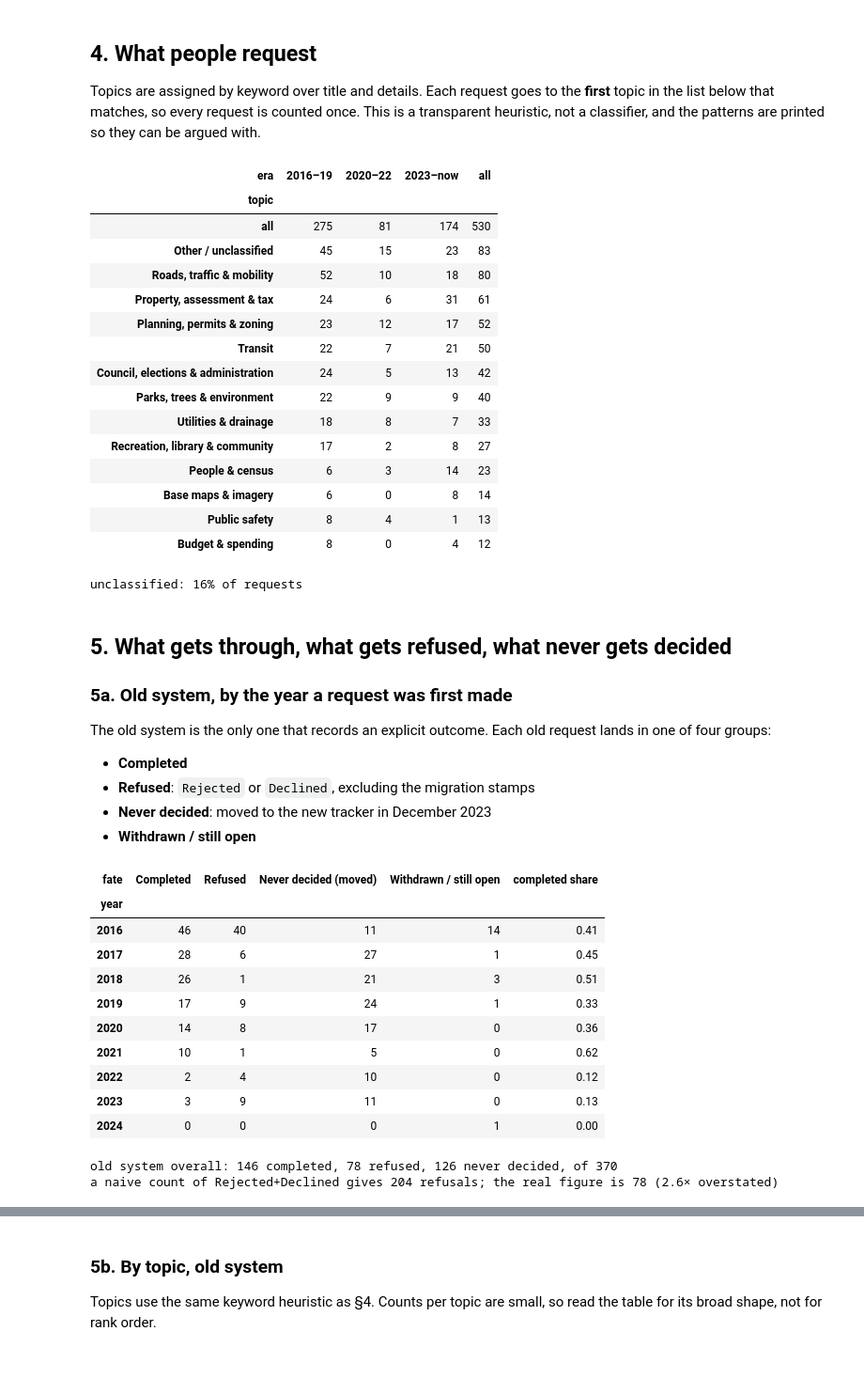
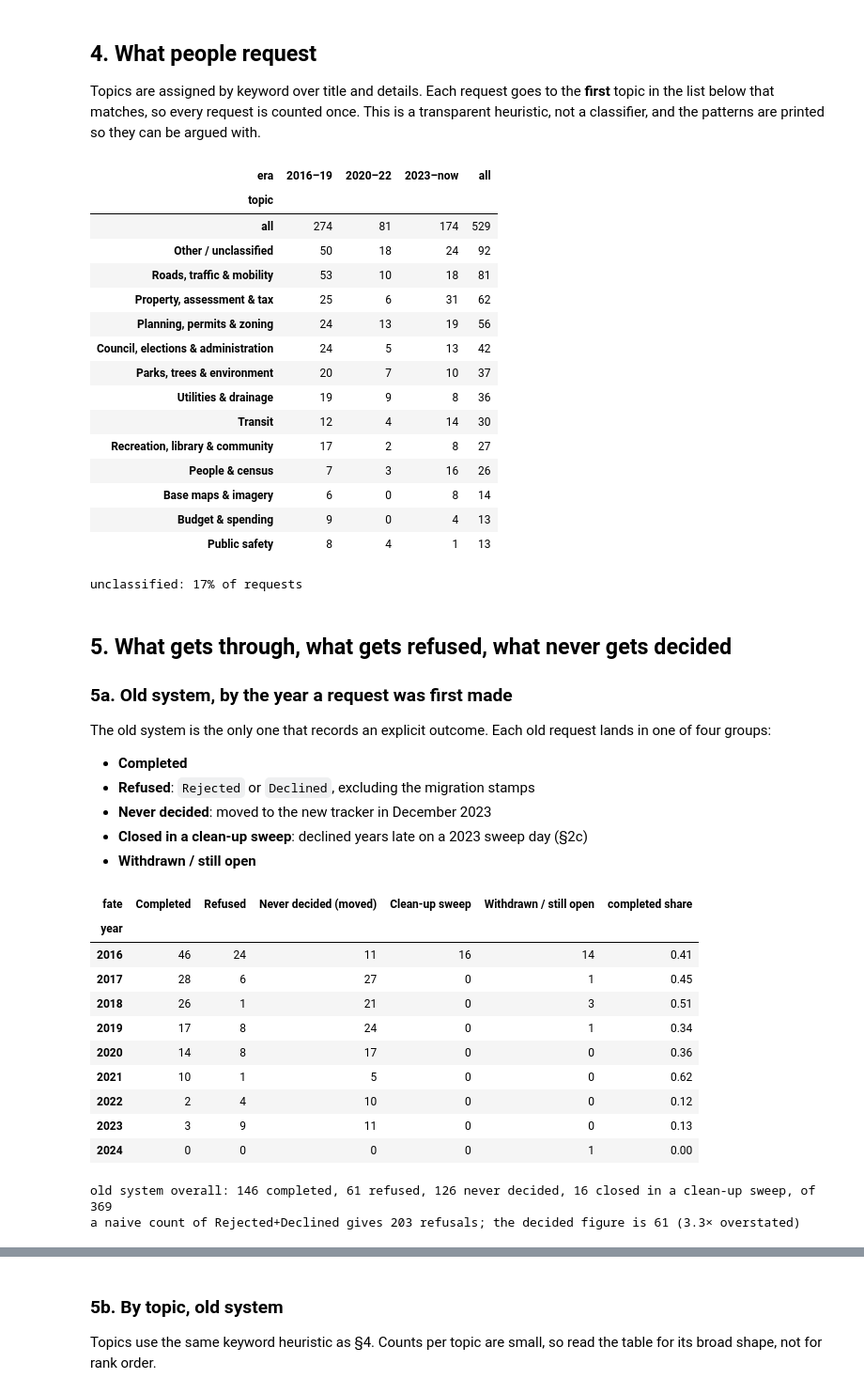
Before and after one commit to PeterFriedrich/edmonton-tax-viz, a Jupyter notebook: notebooks/exploration/04_dataset_requests.ipynb, the cells around one changed output, grey strips where cells are left out. Shown at 94% size. Saved outputs shown, nothing was run; the diff lists cells and outputs as text; code cells hidden in the pictures; blank space fills up the shorter version.

```diff
--- a/notebooks/exploration/04_dataset_requests.ipynb
+++ b/notebooks/exploration/04_dataset_requests.ipynb
@@ -254,0 +269,11 @@ Name: count, dtype: int64
+# %%
+SWEEP_DAYS = {"2023-06-07", "2023-09-19"}
+d["swept"] = ((d.system == "ODR (old)") & d.status.isin(["Rejected", "Declined"])
+              & d.status_date.dt.strftime("%Y-%m-%d").isin(SWEEP_DAYS)
+              & ((d.status_date - d.request_creation_date).dt.days > 365))
+print(d[d.swept].groupby([d.status_date.dt.date, d.request_creation_date.dt.year]).size().to_string())
+check(d.swept.sum() >= 10, f"the 2023 clean-up sweeps are still visible ({d.swept.sum()} rows)")
+test_rows = d[d.request_description.fillna("").str.strip().str.lower().eq("test")
+              & d.request_details.fillna("").str.strip().str.lower().isin(["test", ""])]
+print("\nremoved as test entries:")
+print(test_rows[["request_number", "status", "request_description", "request_details"]].to_string(index=False))
@@ -259,7 +293,7 @@ Requests by the year they were **first** made, each counted once (§2a).
 Colours show each request's current outcome. Moved requests show where they
 stand on the new tracker.
 # %%
-u = d[~d.reintake].copy()
+u = d[~d.reintake & ~d.request_number.isin(test_rows.request_number)].copy()
 u["year"] = u.request_creation_date.dt.year
 ORDER = ["Completed", "Refused", "Closed (reason not given)", "Open", "Withdrawn"]
 COLOURS = ["#2a78d6", "#eb6834", "#1baf7a", "#eda100", "#e87ba4"]  # dataviz reference palette, slots 1-5 in order
@@ -320,13 +354,13 @@ counted once. This is a transparent heuristic, not a classifier, and the
 patterns are printed so they can be argued with.
 # %%
 TOPICS = [
-    ("Transit", r"\bets\b|transit|\bbus|lrt|gtfs|arc card|ridership|\btrain"),
+    ("Transit", r"\bets\b|transit|\bbus(?:es)?\b|lrt|gtfs|arc card|ridership|\btrain"),
     ("Property, assessment & tax", r"assess|parcel|propert|\btax|\blot\b|lot size|title"),
     ("Planning, permits & zoning", r"permit|zoning|land use|development|bylaw \d|\barp\b|rezon|licen[cs]e"),
     ("Roads, traffic & mobility", r"road|traffic|collision|speed|parking|snow|sidewalk|bike|cycl|pathway|pedestrian|intersection|radar|scooter|micromobility|bridge|pedway"),
     ("Utilities & drainage", r"drain|sewer|water|epcor|\bgas\b|power|electric|utilit"),
     ("Public safety", r"crime|police|fire|911|emergenc|bylaw enforcement|complain"),
-    ("Parks, trees & environment", r"\bpark|tree|green|waste|garbage|trash|recycl|climate|emission|river|ravine|natural area|cemeter|washroom|picnic|graffiti|ashtray|flood"),
+    ("Parks, trees & environment", r"\bpark|\btrees?\b|green|waste|garbage|trash|recycl|climate|emission|river|ravine|natural area|cemeter|washroom|picnic|graffiti|ashtray|flood"),
     ("Recreation, library & community", r"recreation|library|leisure|community|arena|pool|school|playground"),
     ("People & census", r"census|population|demograph|income|housing|homeless|senior"),
     ("Budget & spending", r"budget|spend|\bcost|expend|revenue|contract|procure|salar|financial statement|expense|severance|capital project|renewal invest|funding|earnings"),
@@ -352,21 +386,21 @@ print(f"unclassified: {(u.topic == 'Other / unclassified').mean():.0%} of reques
 # %% [output]
 | era | 2016–19 | 2020–22 | 2023–now | all |
 | topic |  |  |  |  |
-| all | 275 | 81 | 174 | 530 |
-| Other / unclassified | 45 | 15 | 23 | 83 |
-| Roads, traffic & mobility | 52 | 10 | 18 | 80 |
-| Property, assessment & tax | 24 | 6 | 31 | 61 |
-| Planning, permits & zoning | 23 | 12 | 17 | 52 |
-| Transit | 22 | 7 | 21 | 50 |
+| all | 274 | 81 | 174 | 529 |
+| Other / unclassified | 50 | 18 | 24 | 92 |
+| Roads, traffic & mobility | 53 | 10 | 18 | 81 |
+| Property, assessment & tax | 25 | 6 | 31 | 62 |
+| Planning, permits & zoning | 24 | 13 | 19 | 56 |
 | Council, elections & administration | 24 | 5 | 13 | 42 |
-| Parks, trees & environment | 22 | 9 | 9 | 40 |
-| Utilities & drainage | 18 | 8 | 7 | 33 |
+| Parks, trees & environment | 20 | 7 | 10 | 37 |
+| Utilities & drainage | 19 | 9 | 8 | 36 |
+| Transit | 12 | 4 | 14 | 30 |
 | Recreation, library & community | 17 | 2 | 8 | 27 |
-| People & census | 6 | 3 | 14 | 23 |
+| People & census | 7 | 3 | 16 | 26 |
 | Base maps & imagery | 6 | 0 | 8 | 14 |
+| Budget & spending | 9 | 0 | 4 | 13 |
 | Public safety | 8 | 4 | 1 | 13 |
-| Budget & spending | 8 | 0 | 4 | 12 |
-unclassified: 16% of requests
+unclassified: 17% of requests
 # %% [markdown]
 ## 5. What gets through, what gets refused, what never gets decided
 
@@ -378,37 +412,40 @@ request lands in one of four groups:
 * **Completed**
 * **Refused**: `Rejected` or `Declined`, excluding the migration stamps
 * **Never decided**: moved to the new tracker in December 2023
+* **Closed in a clean-up sweep**: declined years late on a 2023 sweep day (§2c)
 * **Withdrawn / still open**
 # %%
 old = u[u.system == "ODR (old)"].copy()
 old["fate"] = "Withdrawn / still open"
 old.loc[old.status == "Completed", "fate"] = "Completed"
 old.loc[old.outcome == "Refused", "fate"] = "Refused"
 old.loc[old.moved, "fate"] = "Never decided (moved)"
-FATES = ["Completed", "Refused", "Never decided (moved)", "Withdrawn / still open"]
+old.loc[old.swept, "fate"] = "Clean-up sweep"
+FATES = ["Completed", "Refused", "Never decided (moved)", "Clean-up sweep", "Withdrawn / still open"]
 fy = pd.crosstab(old.year, old.fate).reindex(columns=FATES, fill_value=0)
 fy["completed share"] = (fy.Completed / fy[FATES].sum(axis=1)).round(2)
 display(fy)
 tot = old.fate.value_counts()
 print(f"old system overall: {tot.get('Completed', 0)} completed, {tot.get('Refused', 0)} refused, "
-      f"{tot.get('Never decided (moved)', 0)} never decided, of {len(old)}")
+      f"{tot.get('Never decided (moved)', 0)} never decided, {tot.get('Clean-up sweep', 0)} closed in a clean-up sweep, "
+      f"of {len(old)}")
 naive = old.status.isin(["Rejected", "Declined"]).sum()
 print(f"a naive count of Rejected+Declined gives {naive} refusals; "
-      f"the real figure is {tot.get('Refused', 0)} ({naive / max(tot.get('Refused', 1), 1):.1f}× overstated)")
+      f"the decided figure is {tot.get('Refused', 0)} ({naive / max(tot.get('Refused', 1), 1):.1f}× overstated)")
 # %% [output]
-| fate | Completed | Refused | Never decided (moved) | Withdrawn / still open | completed share |
-| year |  |  |  |  |  |
-| 2016 | 46 | 40 | 11 | 14 | 0.41 |
-| 2017 | 28 | 6 | 27 | 1 | 0.45 |
-| 2018 | 26 | 1 | 21 | 3 | 0.51 |
-| 2019 | 17 | 9 | 24 | 1 | 0.33 |
-| 2020 | 14 | 8 | 17 | 0 | 0.36 |
-| 2021 | 10 | 1 | 5 | 0 | 0.62 |
-| 2022 | 2 | 4 | 10 | 0 | 0.12 |
-| 2023 | 3 | 9 | 11 | 0 | 0.13 |
-| 2024 | 0 | 0 | 0 | 1 | 0.00 |
+| fate | Completed | Refused | Never decided (moved) | Clean-up sweep | Withdrawn / still open | completed share |
+| year |  |  |  |  |  |  |
+| 2016 | 46 | 24 | 11 | 16 | 14 | 0.41 |
+| 2017 | 28 | 6 | 27 | 0 | 1 | 0.45 |
+| 2018 | 26 | 1 | 21 | 0 | 3 | 0.51 |
+| 2019 | 17 | 8 | 24 | 0 | 1 | 0.34 |
+| 2020 | 14 | 8 | 17 | 0 | 0 | 0.36 |
+| 2021 | 10 | 1 | 5 | 0 | 0 | 0.62 |
+| 2022 | 2 | 4 | 10 | 0 | 0 | 0.12 |
+| 2023 | 3 | 9 | 11 | 0 | 0 | 0.13 |
+| 2024 | 0 | 0 | 0 | 0 | 1 | 0.00 |
-old system overall: 146 completed, 78 refused, 126 never decided, of 370
-a naive count of Rejected+Declined gives 204 refusals; the real figure is 78 (2.6× overstated)
+old system overall: 146 completed, 61 refused, 126 never decided, 16 closed in a clean-up sweep, of 369
+a naive count of Rejected+Declined gives 203 refusals; the decided figure is 61 (3.3× overstated)
 # %% [markdown]
 **How to read it:** after 2016 the City rarely says no outright. What
 changed was how many requests **never got an answer**. From 2017 on, more
```
Also changed, not shown: parts of 12 cells of this notebook, 5 other files.
